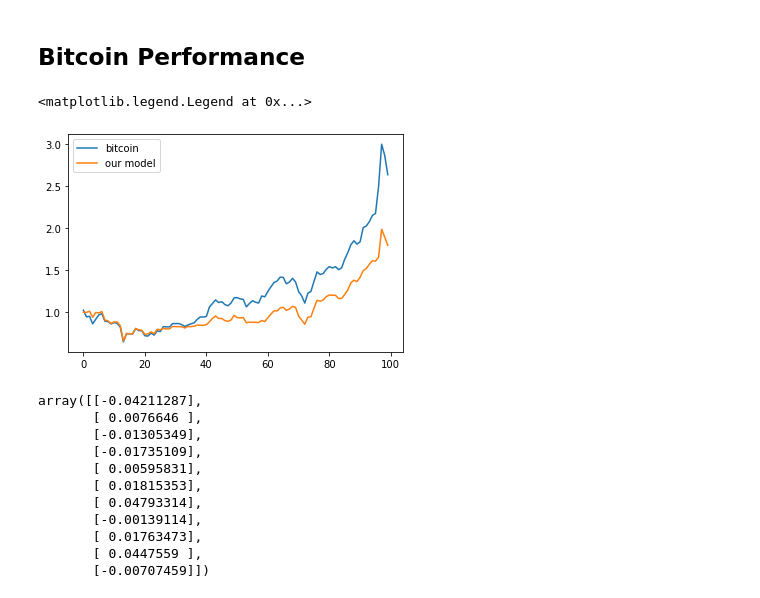
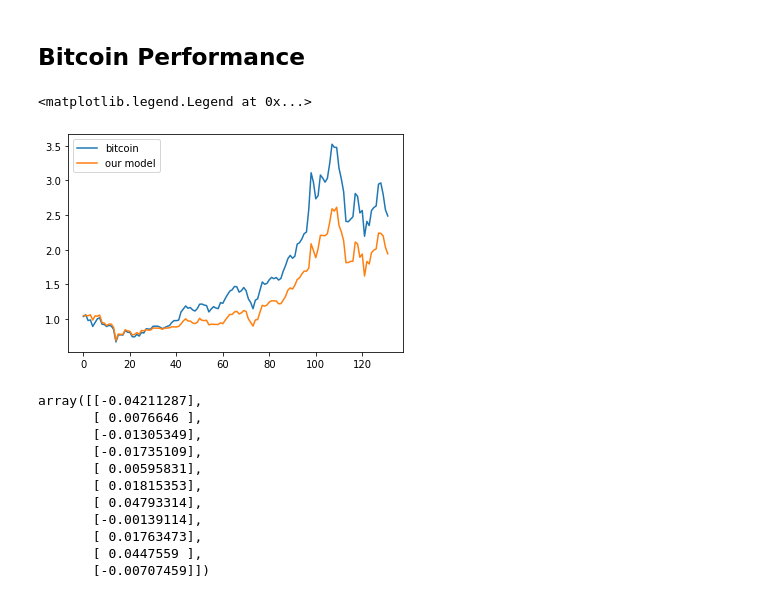
Before and after one commit to GuillaumePv/data-analysis-crypto, a Jupyter notebook: notebooks/test_model_gp.ipynb, the cells around one changed output. Cells and saved outputs as stored; diff of their text form; code cells hidden in the pictures.

```diff
--- a/notebooks/test_model_gp.ipynb
+++ b/notebooks/test_model_gp.ipynb
@@ -123,15 +123,16 @@ def perf(data, benchmark, name):
     return df
 # %%
 #compare perf
-perf_bitcoin = (1+data.y_tr[:100]).cumprod()
+pred = models[800].model(data.X_te)
+perf_bitcoin = (1+data.y_te).cumprod()
 perf_model = (1+pred.numpy()).cumprod()
 plt.plot(perf_bitcoin,label='bitcoin')
 plt.plot(perf_model,label='our model')
 plt.legend()
 #perf_bitcoin.plot()
 # %% [output]
 <matplotlib.legend.Legend at 0x...>
-[figure, old version]
+[figure, new version]
 # %%
 data.X_te[0]
 # %% [output]
```
